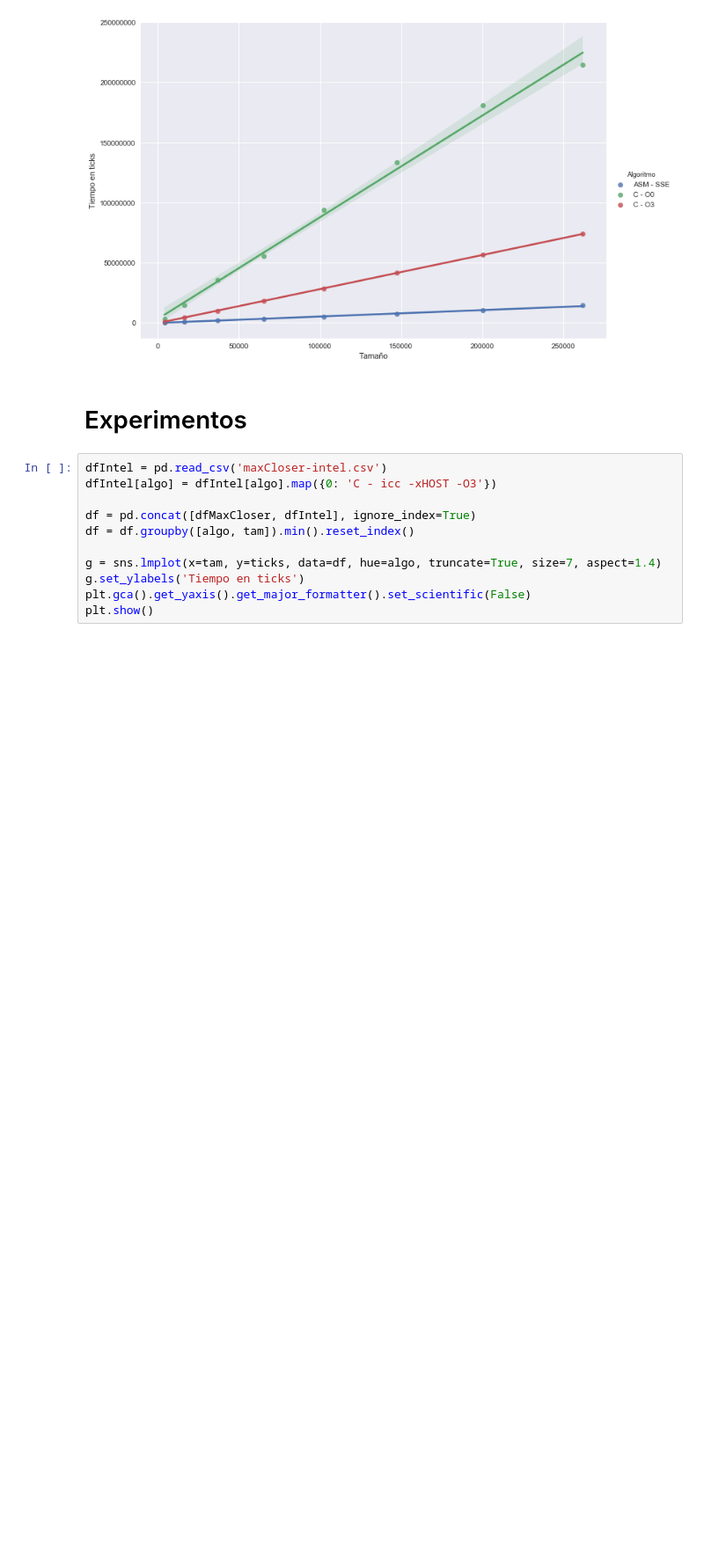
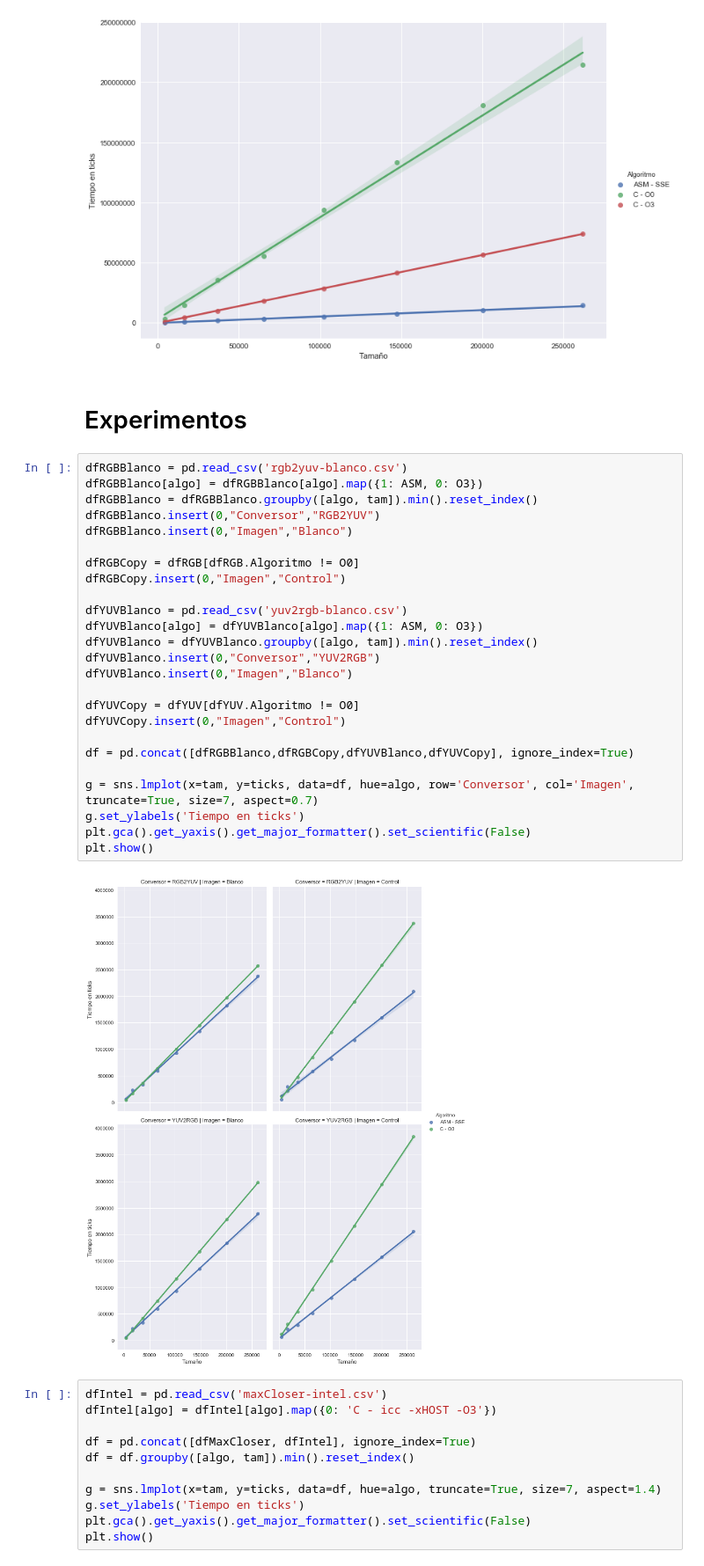
Before and after one commit to ZebaSz/orga2-tp2, a Jupyter notebook: informe/data/Orga2-TP2.ipynb, the cells around one changed output. Shown at 88% size. Saved outputs shown, nothing was run; the diff lists cells and outputs as text; blank space fills up the shorter version.

```diff
--- a/informe/data/Orga2-TP2.ipynb
+++ b/informe/data/Orga2-TP2.ipynb
@@ -87,6 +84,33 @@ plt.show()
 [figure]
 # %% [markdown]
 # Experimentos
+# %%
+dfRGBBlanco = pd.read_csv('rgb2yuv-blanco.csv')
+dfRGBBlanco[algo] = dfRGBBlanco[algo].map({1: ASM, 0: O3})
+dfRGBBlanco = dfRGBBlanco.groupby([algo, tam]).min().reset_index()
+dfRGBBlanco.insert(0,"Conversor","RGB2YUV")
+dfRGBBlanco.insert(0,"Imagen","Blanco")
+
+dfRGBCopy = dfRGB[dfRGB.Algoritmo != O0]
+dfRGBCopy.insert(0,"Imagen","Control")
+
+dfYUVBlanco = pd.read_csv('yuv2rgb-blanco.csv')
+dfYUVBlanco[algo] = dfYUVBlanco[algo].map({1: ASM, 0: O3})
+dfYUVBlanco = dfYUVBlanco.groupby([algo, tam]).min().reset_index()
+dfYUVBlanco.insert(0,"Conversor","YUV2RGB")
+dfYUVBlanco.insert(0,"Imagen","Blanco")
+
+dfYUVCopy = dfYUV[dfYUV.Algoritmo != O0]
+dfYUVCopy.insert(0,"Imagen","Control")
+
+df = pd.concat([dfRGBBlanco,dfRGBCopy,dfYUVBlanco,dfYUVCopy], ignore_index=True)
+
+g = sns.lmplot(x=tam, y=ticks, data=df, hue=algo, row='Conversor', col='Imagen', truncate=True, size=7, aspect=0.7)
+g.set_ylabels('Tiempo en ticks')
+plt.gca().get_yaxis().get_major_formatter().set_scientific(False)
+plt.show()
+# %% [output]
+[figure, added]
 # %%
 dfIntel = pd.read_csv('maxCloser-intel.csv')
 dfIntel[algo] = dfIntel[algo].map({0: 'C - icc -xHOST -O3'})
```
Also changed, not shown: parts of 2 cells of this notebook, 13 other files.
